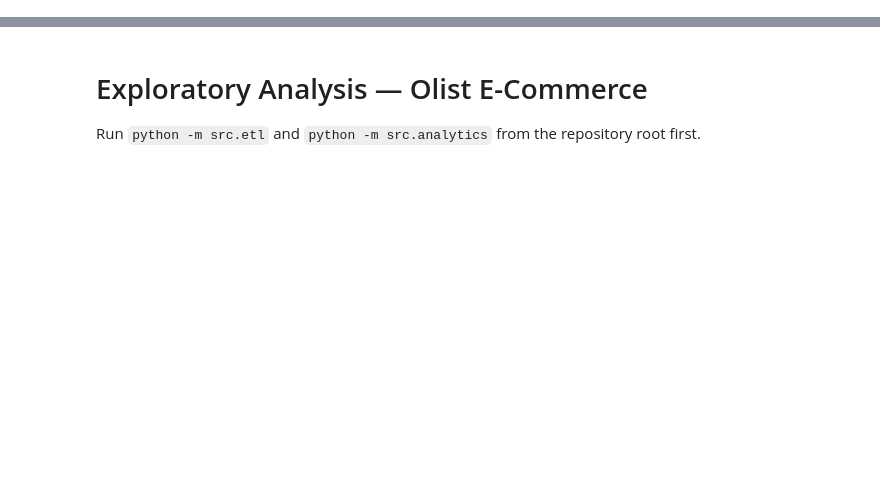
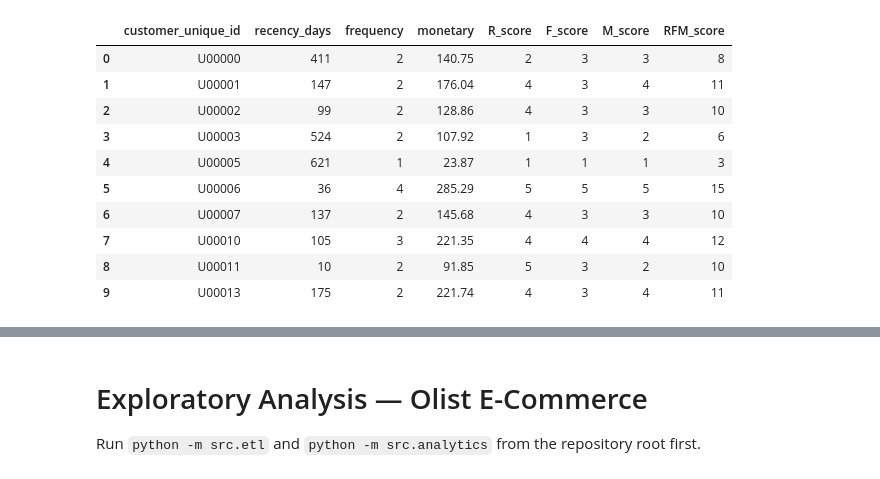
Before and after one commit to Fariha12t/ecommerce-customer-revenue-intelligence, a Jupyter notebook: notebooks/exploratory_analysis.ipynb, the cells around one changed output, grey strips where cells are left out. Drawn from its saved outputs; the diff is of its cells as text; code cells hidden in the pictures; blank space fills up the shorter version.

```diff
--- a/notebooks/exploratory_analysis.ipynb
+++ b/notebooks/exploratory_analysis.ipynb
@@ -0,0 +563,44 @@
+# %%
+
+# 5.3 Calculate RFM scores
+
+# Recency: lower days = better score
+customer_rfm["R_score"] = pd.qcut(
+    customer_rfm["recency_days"].rank(method="first"),
+    5,
+    labels=[5, 4, 3, 2, 1]
+).astype(int)
+
+# Frequency: more orders = better score
+customer_rfm["F_score"] = pd.qcut(
+    customer_rfm["frequency"].rank(method="first"),
+    5,
+    labels=[1, 2, 3, 4, 5]
+).astype(int)
+
+# Monetary: higher spending = better score
+customer_rfm["M_score"] = pd.qcut(
+    customer_rfm["monetary"].rank(method="first"),
+    5,
+    labels=[1, 2, 3, 4, 5]
+).astype(int)
+
+customer_rfm["RFM_score"] = (
+    customer_rfm["R_score"]
+    + customer_rfm["F_score"]
+    + customer_rfm["M_score"]
+)
+
+display(customer_rfm.head(10))
+# %% [output]
+|  | customer_unique_id | recency_days | frequency | monetary | R_score | F_score | M_score | RFM_score |
+| 0 | U00000 | 411 | 2 | 140.75 | 2 | 3 | 3 | 8 |
+| 1 | U00001 | 147 | 2 | 176.04 | 4 | 3 | 4 | 11 |
+| 2 | U00002 | 99 | 2 | 128.86 | 4 | 3 | 3 | 10 |
+| 3 | U00003 | 524 | 2 | 107.92 | 1 | 3 | 2 | 6 |
+| 4 | U00005 | 621 | 1 | 23.87 | 1 | 1 | 1 | 3 |
+| 5 | U00006 | 36 | 4 | 285.29 | 5 | 5 | 5 | 15 |
+| 6 | U00007 | 137 | 2 | 145.68 | 4 | 3 | 3 | 10 |
+| 7 | U00010 | 105 | 3 | 221.35 | 4 | 4 | 4 | 12 |
+| 8 | U00011 | 10 | 2 | 91.85 | 5 | 3 | 2 | 10 |
+| 9 | U00013 | 175 | 2 | 221.74 | 4 | 3 | 4 | 11 |
```
Also changed, not shown: parts of 25 cells of this notebook, 1 other file.
